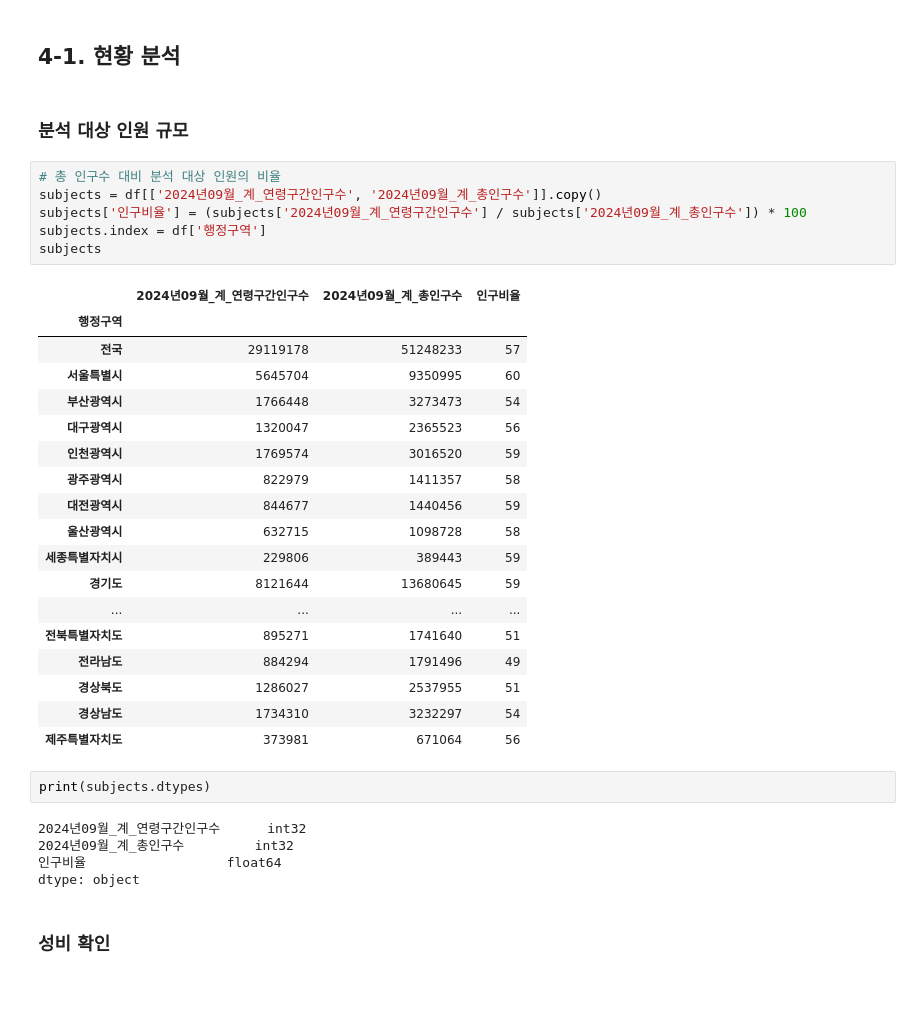
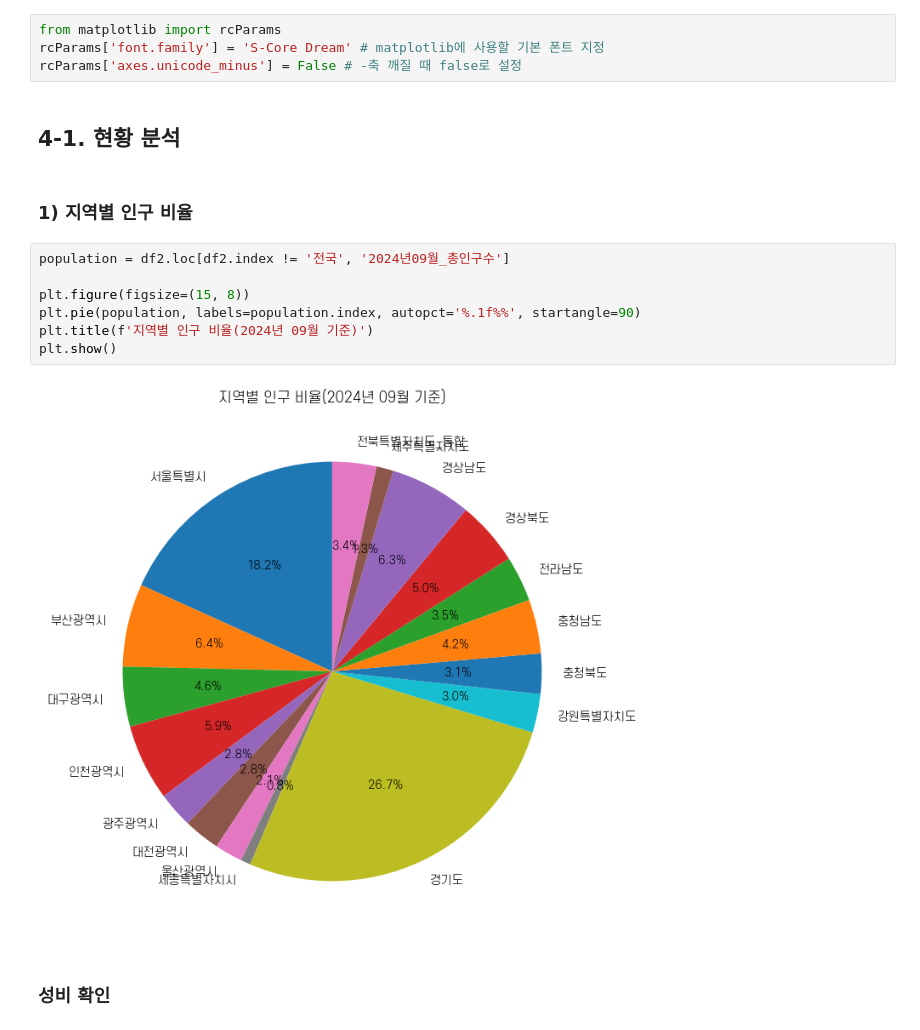
Before and after one commit to HyeonjiKim-edu/DataAnalysis, a Jupyter notebook: 25_파이썬데이터분석_실습_-인구구조데이터(수정).ipynb, the cells around one changed output. Drawn from its saved outputs; the diff is of its cells as text; blank space fills up the shorter version.

```diff
--- a/25_파이썬데이터분석_실습_-인구구조데이터(수정).ipynb
+++ b/25_파이썬데이터분석_실습_-인구구조데이터(수정).ipynb
@@ -424,39 +446,20 @@ Length: 78, dtype: int64
+# %%
+from matplotlib import rcParams
+rcParams['font.family'] = 'S-Core Dream' # matplotlib에 사용할 기본 폰트 지정
+rcParams['axes.unicode_minus'] = False # -축 깨질 때 false로 설정
 # %% [markdown]
 ## 4-1. 현황 분석
-# %% [markdown]
-### 분석 대상 인원 규모
-# %%
-# 총 인구수 대비 분석 대상 인원의 비율
-subjects = df[['2024년09월_계_연령구간인구수', '2024년09월_계_총인구수']].copy()
-subjects['인구비율'] = (subjects['2024년09월_계_연령구간인구수'] / subjects['2024년09월_계_총인구수']) * 100
-subjects.index = df['행정구역']
-subjects
-# %% [output]
-|  | 2024년09월_계_연령구간인구수 | 2024년09월_계_총인구수 | 인구비율 |
-| 행정구역 |  |  |  |
-| 전국 | 29119178 | 51248233 | 57 |
-| 서울특별시 | 5645704 | 9350995 | 60 |
-| 부산광역시 | 1766448 | 3273473 | 54 |
-| 대구광역시 | 1320047 | 2365523 | 56 |
-| 인천광역시 | 1769574 | 3016520 | 59 |
-| 광주광역시 | 822979 | 1411357 | 58 |
-| 대전광역시 | 844677 | 1440456 | 59 |
-| 울산광역시 | 632715 | 1098728 | 58 |
-| 세종특별자치시 | 229806 | 389443 | 59 |
-| 경기도 | 8121644 | 13680645 | 59 |
-| ... | ... | ... | ... |
-| 전북특별자치도 | 895271 | 1741640 | 51 |
-| 전라남도 | 884294 | 1791496 | 49 |
-| 경상북도 | 1286027 | 2537955 | 51 |
-| 경상남도 | 1734310 | 3232297 | 54 |
-| 제주특별자치도 | 373981 | 671064 | 56 |
-# %%
-print(subjects.dtypes)
-# %% [output]
-2024년09월_계_연령구간인구수      int32
-2024년09월_계_총인구수         int32
-인구비율                  float64
-dtype: object
+# %% [markdown]
+### 1) 지역별 인구 비율
+# %%
+population = df2.loc[df2.index != '전국', '2024년09월_총인구수']
+
+plt.figure(figsize=(15, 8))
+plt.pie(population, labels=population.index, autopct='%.1f%%', startangle=90)
+plt.title(f'지역별 인구 비율(2024년 09월 기준)')
+plt.show()
+# %% [output]
+[figure, added]
 # %% [markdown]
 ### 성비 확인
 # %%
```
Also changed, not shown: parts of 9 cells of this notebook.
